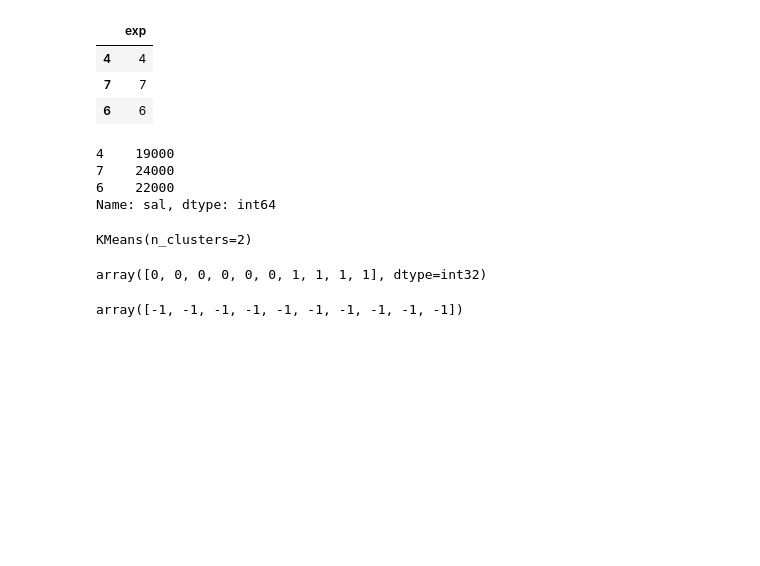
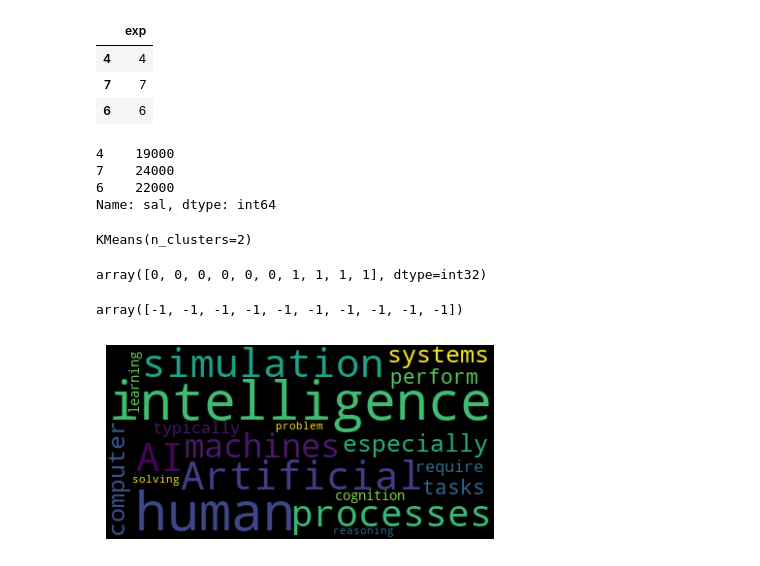
Before and after one commit to Rahulrah1997/AIML, a Jupyter notebook: PythonBasic (3).ipynb, the cells around one changed output. Saved outputs shown, nothing was run; the diff lists cells and outputs as text; code cells hidden in the pictures; blank space fills up the shorter version.

```diff
--- a/PythonBasic (3).ipynb
+++ b/PythonBasic (3).ipynb
@@ -1229,0 +1233,13 @@ print(f"Test Accuracy: {accuracy:.4f}")
+# %%
+text = "Artificial intelligence (AI) is the simulation of human intelligence processes by machines, especially computer systems, to perform tasks that typically require human cognition, such as learning, reasoning, and problem-solving"
+
+wc = WordCloud().generate(text)
+sw = set(STOPWORDS)
+sw.add('english')
+
+plt.figure(figsize=(5,5))
+plt.imshow(wc,interpolation='bilinear')
+plt.axis('off')
+plt.show()
+# %% [output]
+[figure, added]
```
Also changed, not shown: parts of 9 cells of this notebook, 7 other files.
